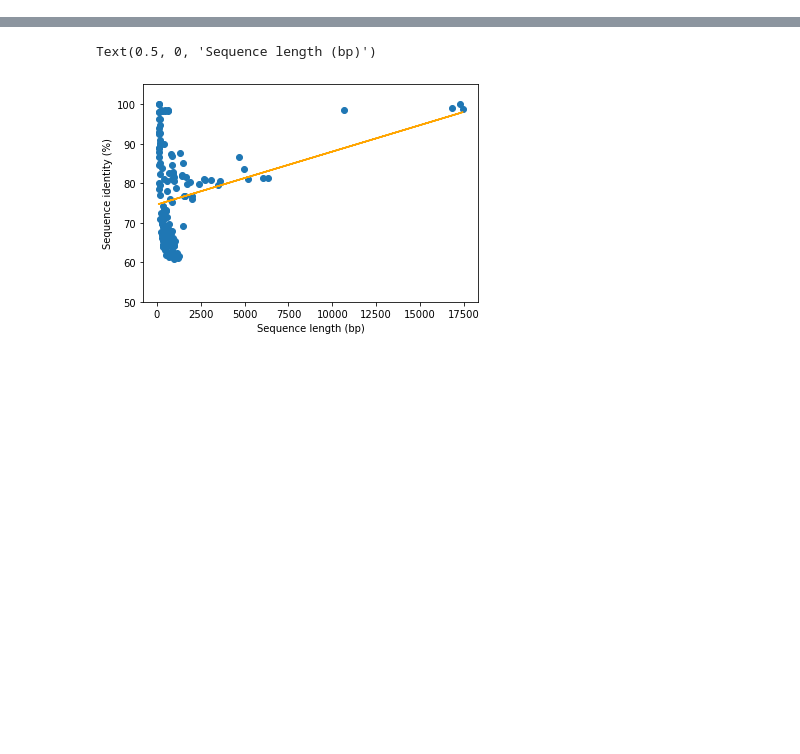
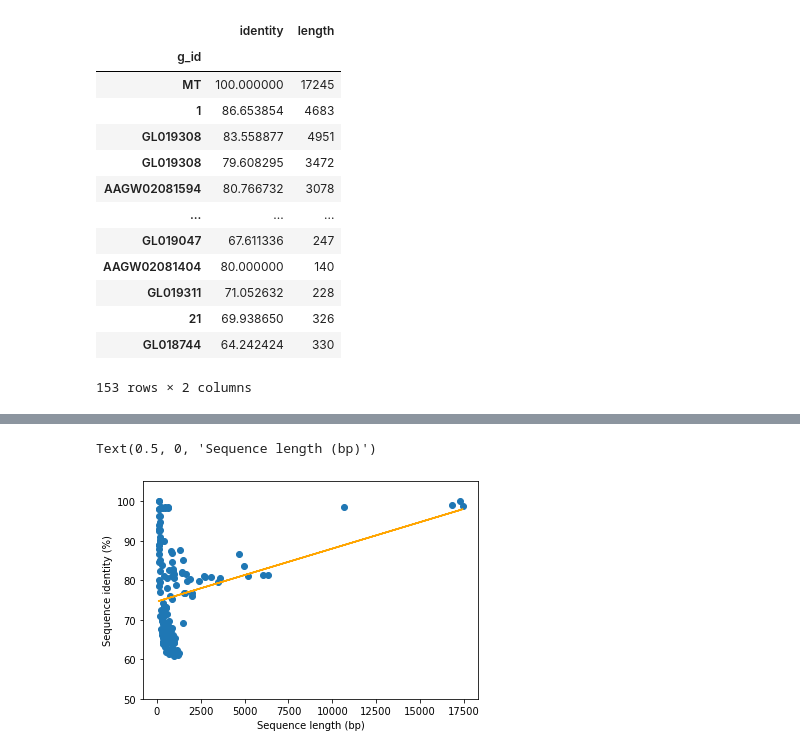
Before and after one commit to balintbiro/Oryctolagus_cuniculus_numts, a Jupyter notebook: codes/trials/length_vs_identity.ipynb, the cells around one changed output, grey strips where cells are left out. Cells and saved outputs as stored; diff of their text form; code cells hidden in the pictures; blank space fills up the shorter version.

```diff
--- a/codes/trials/length_vs_identity.ipynb
+++ b/codes/trials/length_vs_identity.ipynb
@@ -54,0 +66,21 @@ Name: g_sequence, Length: 153, dtype: float64
+# %%
+lengths=g_sequences.apply(lambda seq:len(seq))
+lengths.index=g_ids
+df['lengths']=lengths
+df.columns=['identity','length']
+df
+# %% [output]
+|  | identity | length |
+| g_id |  |  |
+| MT | 100.000000 | 17245 |
+| 1 | 86.653854 | 4683 |
+| GL019308 | 83.558877 | 4951 |
+| GL019308 | 79.608295 | 3472 |
+| AAGW02081594 | 80.766732 | 3078 |
+| ... | ... | ... |
+| GL019047 | 67.611336 | 247 |
+| AAGW02081404 | 80.000000 | 140 |
+| GL019311 | 71.052632 | 228 |
+| 21 | 69.938650 | 326 |
+| GL018744 | 64.242424 | 330 |
+153 rows × 2 columns
```
Also changed, not shown: parts of 8 cells of this notebook.
